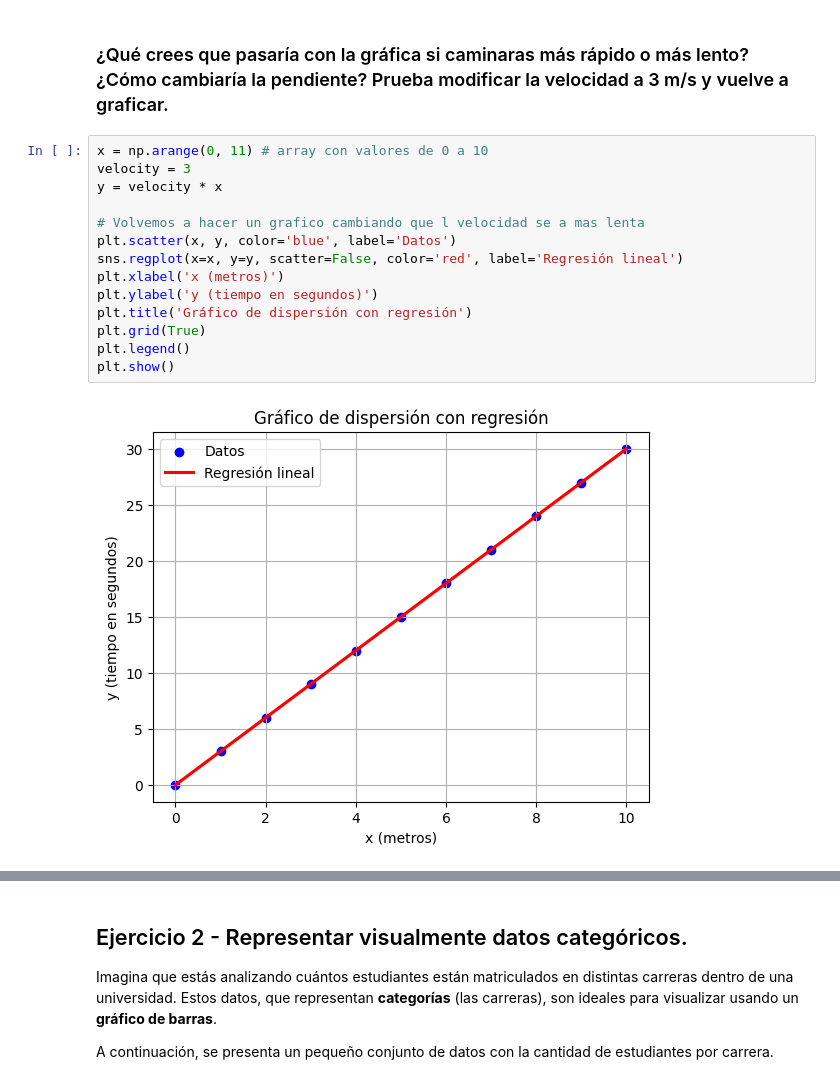
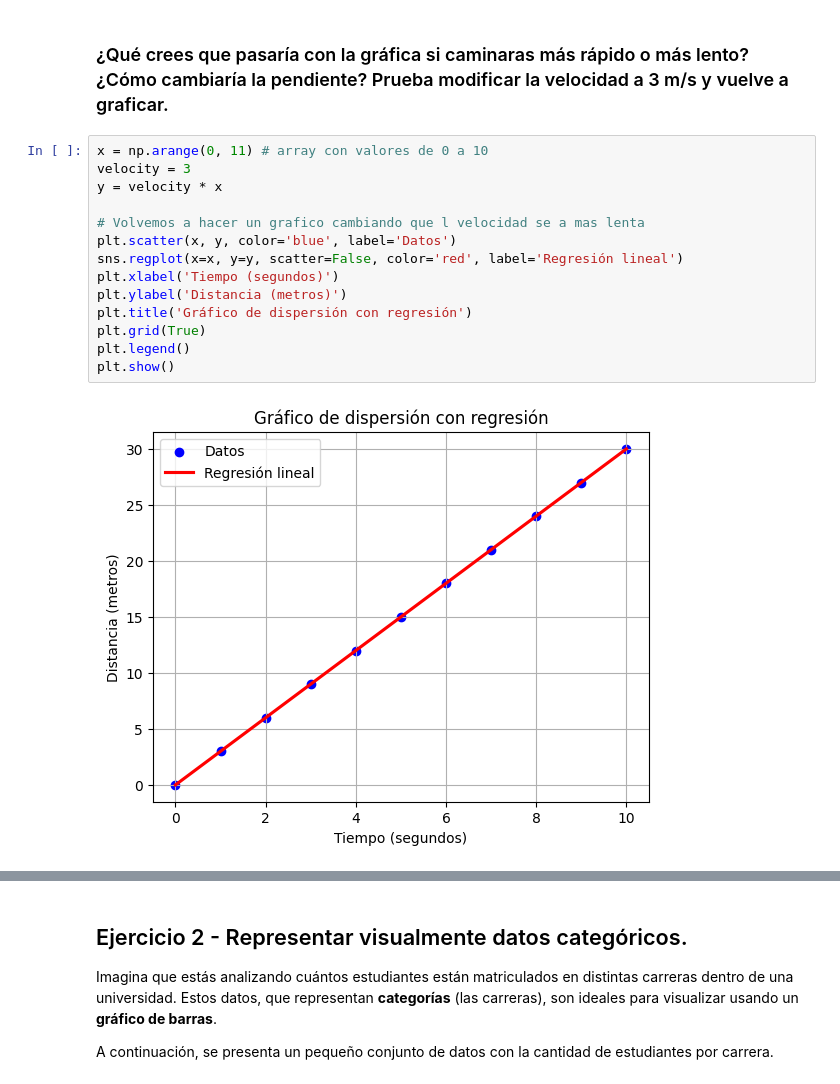
Before and after one commit to 4GeeksAcademy/Aliasys---Proyecto-Matplotlib-y-Seaborn, a Jupyter notebook: notebook/problems.es.ipynb, the cells around one changed output, grey strips where cells are left out. Saved outputs shown, nothing was run; the diff lists cells and outputs as text.

```diff
--- a/notebook/problems.es.ipynb
+++ b/notebook/problems.es.ipynb
@@ -51,16 +51,16 @@ plt.show()
 # %%
 x = np.arange(0, 11) # array con valores de 0 a 10
 velocity = 3
 y = velocity * x
 
 # Volvemos a hacer un grafico cambiando que l velocidad se a mas lenta
 plt.scatter(x, y, color='blue', label='Datos')
 sns.regplot(x=x, y=y, scatter=False, color='red', label='Regresión lineal')
-plt.xlabel('x (metros)')
-plt.ylabel('y (tiempo en segundos)')
+plt.xlabel('Tiempo (segundos)')
+plt.ylabel('Distancia (metros)')
 plt.title('Gráfico de dispersión con regresión')
 plt.grid(True)
 plt.legend()
 plt.show()
 # %% [output]
-[figure, old version]
+[figure, new version]
```
Also changed, not shown: parts of 9 cells of this notebook.
